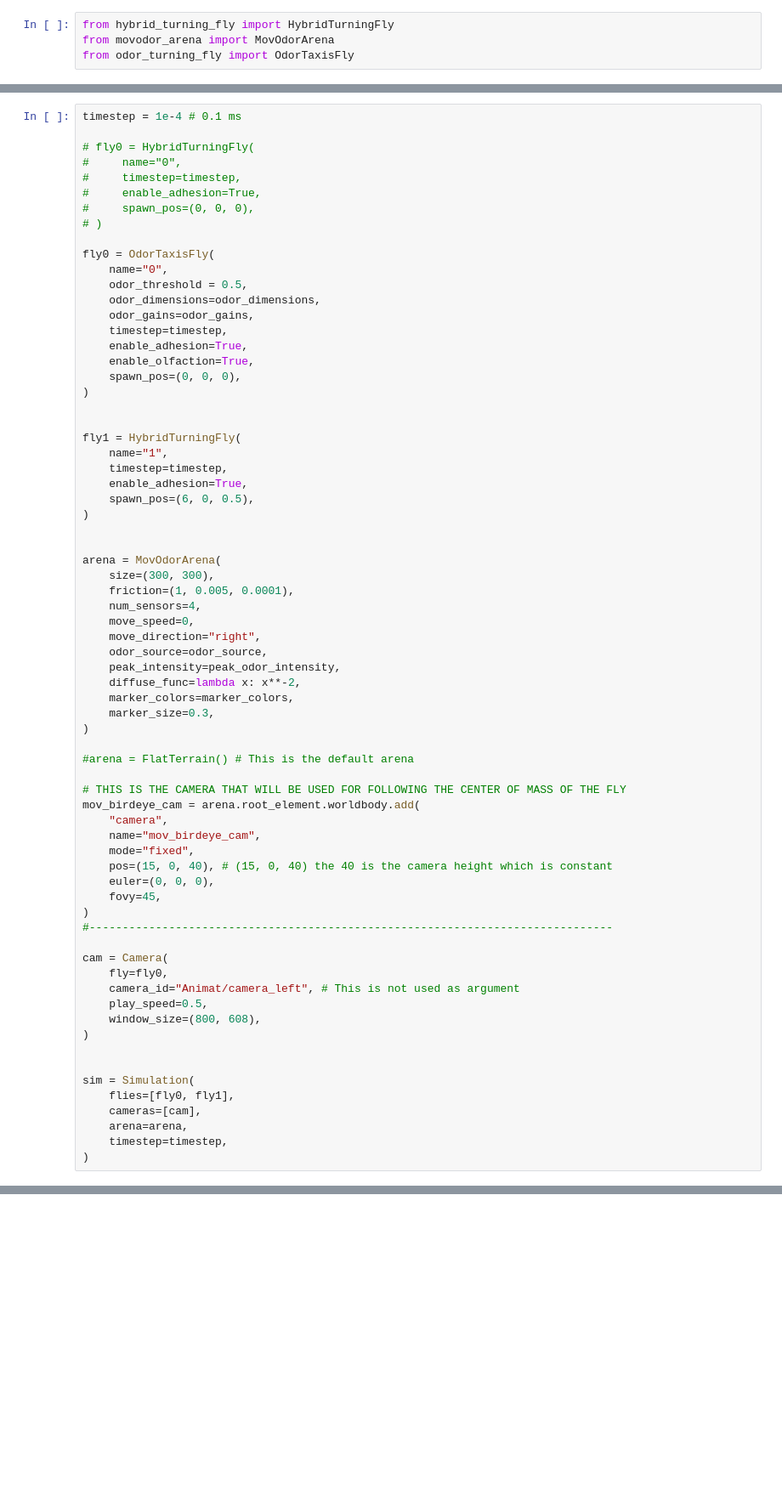
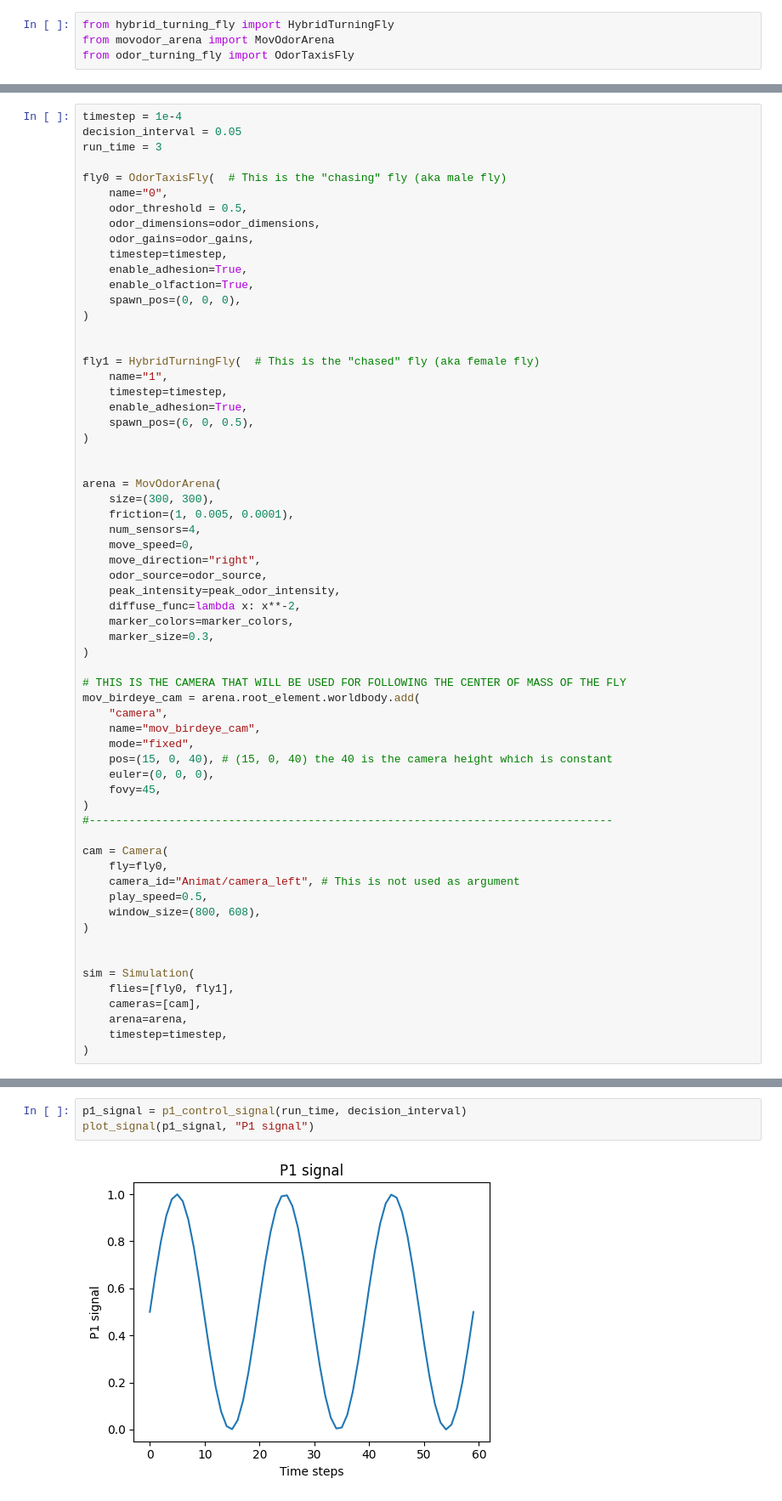
Before and after one commit to AndyPiantoni/ControlBehavProject, a Jupyter notebook: chasing.ipynb, the cells around one changed output, grey strips where cells are left out. Shown: that part at 85% size. Saved outputs shown, nothing was run; the diff lists cells and outputs as text; blank space fills up the shorter version.

Commit message:
feat(chasing): Added P1 and decsion interval

```diff
--- a/chasing.ipynb
+++ b/chasing.ipynb
@@ -35,16 +36,11 @@ odor_dimensions = len(peak_odor_intensity[0])
 # Gains for the two odors (negative = attractive, positive = aversive)
 odor_gains = np.array([-500, 80])
 # %%
-timestep = 1e-4 # 0.1 ms
+timestep = 1e-4
+decision_interval = 0.05
+run_time = 3
 
-# fly0 = HybridTurningFly(
-#     name="0",
-#     timestep=timestep,
-#     enable_adhesion=True,
-#     spawn_pos=(0, 0, 0),
-# )
-
-fly0 = OdorTaxisFly(
+fly0 = OdorTaxisFly(  # This is the "chasing" fly (aka male fly)
     name="0",
     odor_threshold = 0.5,
     odor_dimensions=odor_dimensions,
@@ -56,7 +52,7 @@ fly0 = OdorTaxisFly(
 )
 
 
-fly1 = HybridTurningFly(
+fly1 = HybridTurningFly(  # This is the "chased" fly (aka female fly)
     name="1",
     timestep=timestep,
     enable_adhesion=True,
@@ -76,8 +72,6 @@ arena = MovOdorArena(
     marker_colors=marker_colors,
     marker_size=0.3,
 )
-
-#arena = FlatTerrain() # This is the default arena
 
 # THIS IS THE CAMERA THAT WILL BE USED FOR FOLLOWING THE CENTER OF MASS OF THE FLY
 mov_birdeye_cam = arena.root_element.worldbody.add(
@@ -106,0 +123,5 @@ sim = Simulation(
+# %%
+p1_signal = p1_control_signal(run_time, decision_interval)
+plot_signal(p1_signal, "P1 signal")
+# %% [output]
+[figure, added]
```
Also changed, not shown: parts of 10 cells of this notebook.
